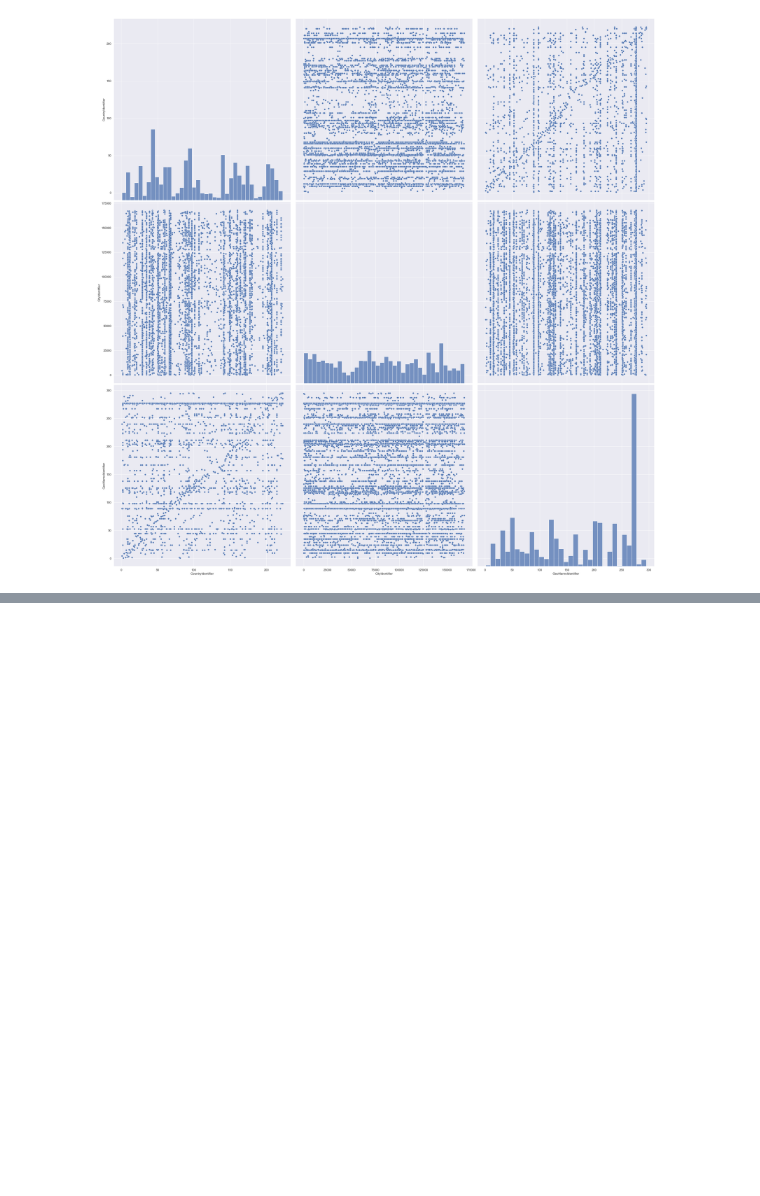
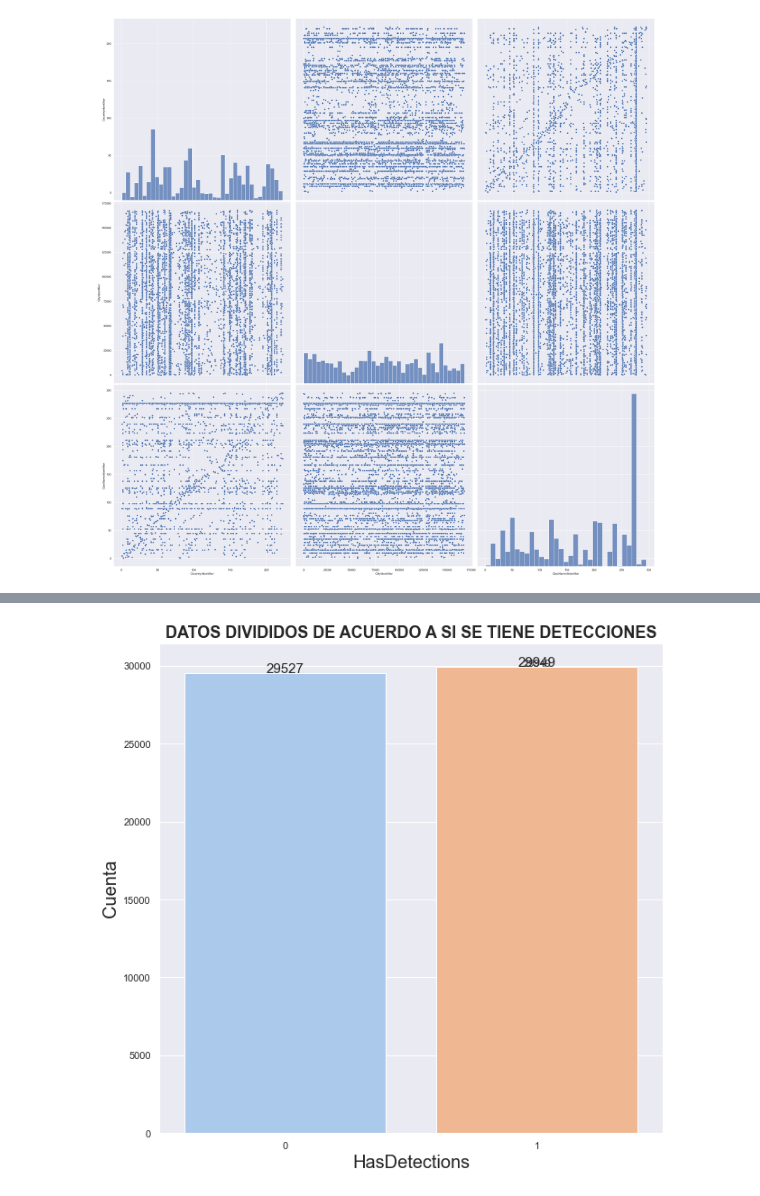
Before and after one commit to saritazavala/SDS-Proyecto2, a Jupyter notebook: Parte1.ipynb, the cells around one changed output, grey strips where cells are left out. Cells and saved outputs as stored; diff of their text form; code cells hidden in the pictures; blank space fills up the shorter version.

```diff
--- a/Parte1.ipynb
+++ b/Parte1.ipynb
@@ -680,0 +701,12 @@ Kurtosis: -1.197532
+# %%
+# define the figure and plot; modify the countplot figure size
+countplt, ax = plt.subplots(figsize = (10,10))
+ax =sns.countplot(x = 'HasDetections', data=final_sample,palette='pastel')
+ax.set_title('DATOS DIVIDIDOS DE ACUERDO A SI SE TIENE DETECCIONES',fontsize = 18, fontweight='bold' )
+ax.set_xlabel('HasDetections', fontsize = 20)
+ax.set_ylabel('Cuenta', fontsize = 20)
+ax.text (rect.get_x() + rect.get_width()  / 2,rect.get_height()+ 0.75,rect.get_height(),horizontalalignment='center', fontsize = 11)
+for rect in ax.patches:
+    ax.text (rect.get_x() + rect.get_width()  / 2,rect.get_height()+ 0.75,rect.get_height(),horizontalalignment='center', fontsize = 15 )
+# %% [output]
+[figure, added]
```
Also changed, not shown: parts of 3 cells of this notebook.
